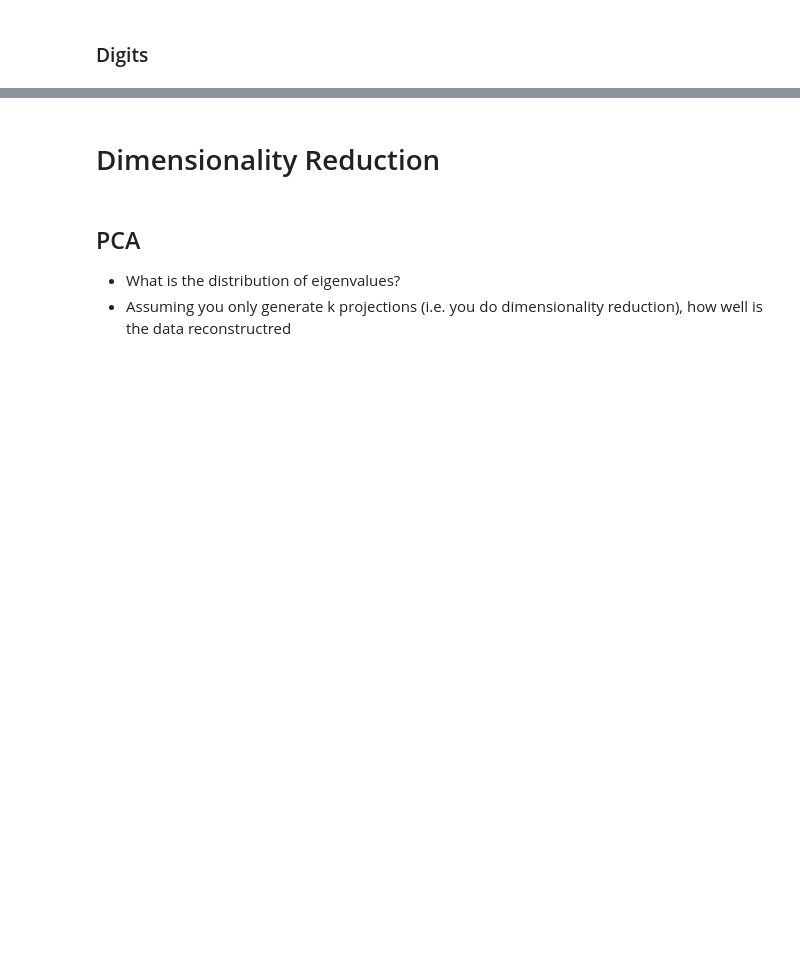
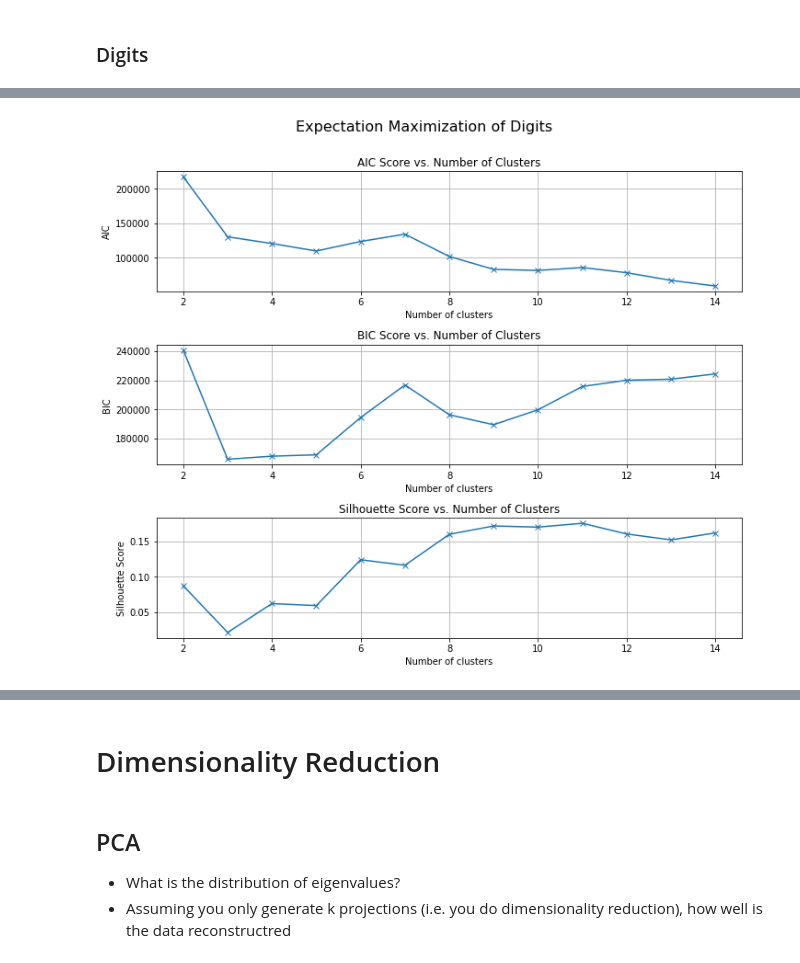
Before and after one commit to reedipher/CS-7641-unsupervised_learning, a Jupyter notebook: code/Assignment 3.ipynb, the cells around one changed output, grey strips where cells are left out. Saved outputs shown, nothing was run; the diff lists cells and outputs as text; code cells hidden in the pictures; blank space fills up the shorter version.

```diff
--- a/code/Assignment 3.ipynb
+++ b/code/Assignment 3.ipynb
@@ -179,3 +251,7 @@ elbow_plot('Expectation Maximization', 'Wine Quality')
+# %%
+em_plot('Digits', digitsX)
+# %% [output]
+[figure, added]
 # %% [markdown]
 ## Report Notes
 ### k-means
```
Also changed, not shown: parts of 14 cells of this notebook.
